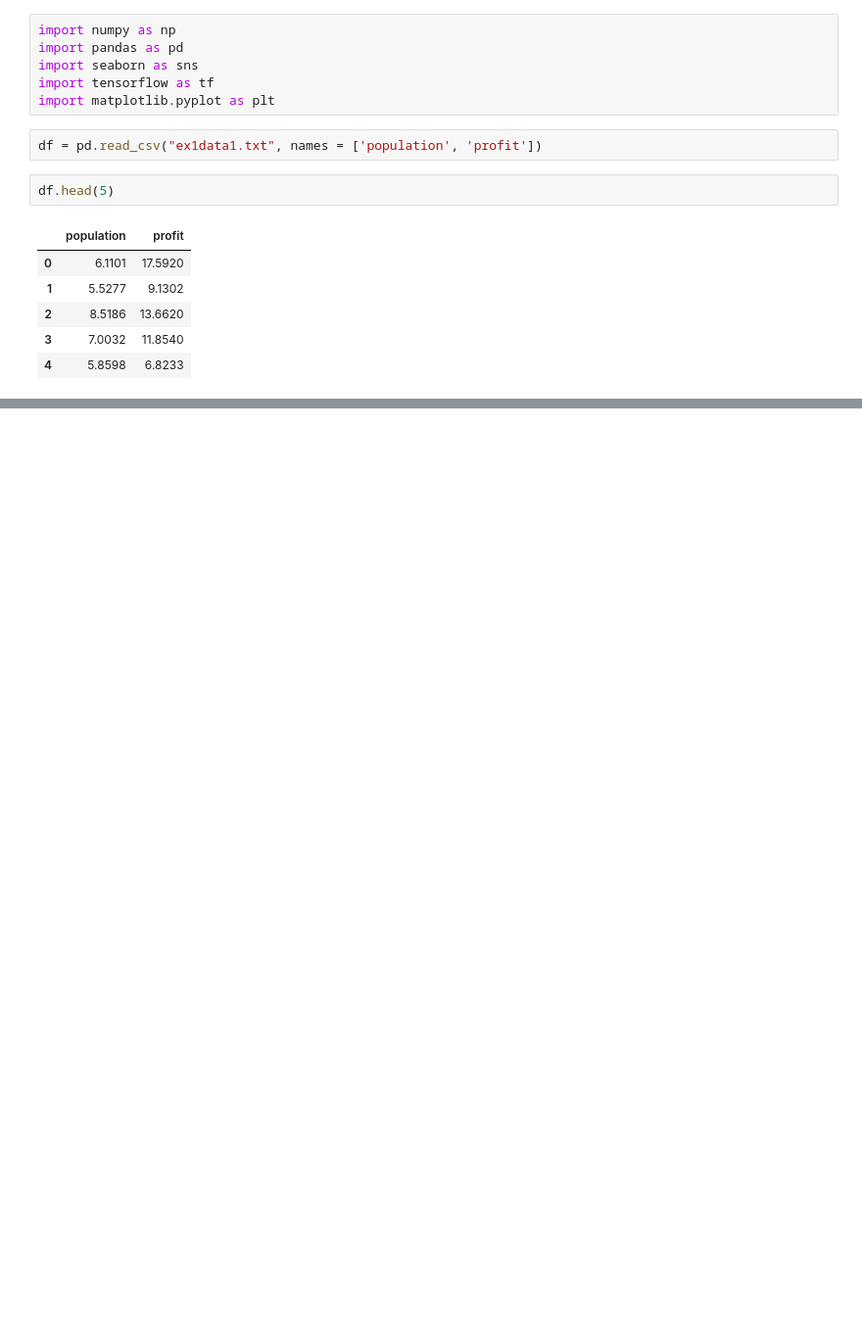
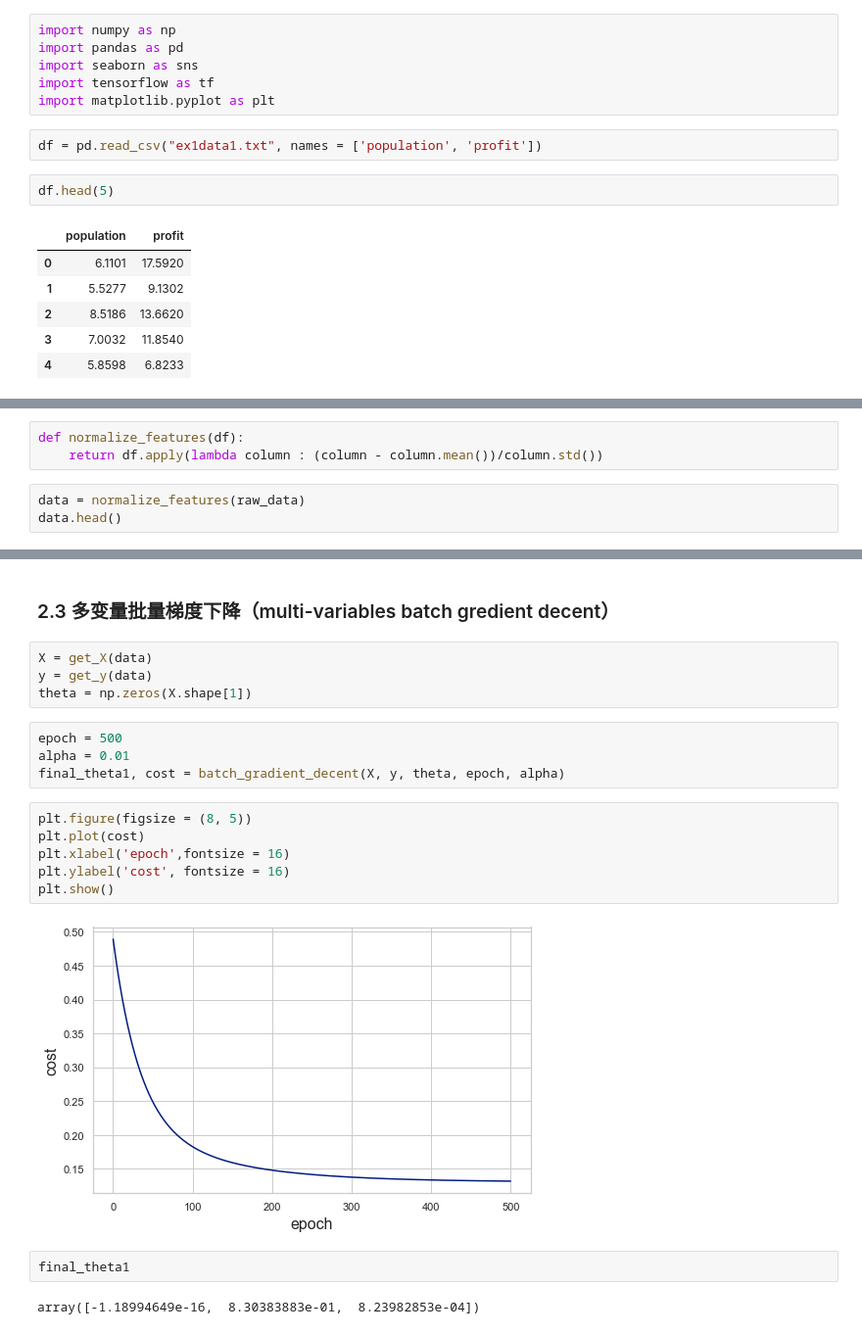
Before and after one commit to fengdu78/Coursera-ML-AndrewNg-Notes, a Jupyter notebook: code/ex1-linear regression/linear_regression_wjk.ipynb, the cells around one changed output, grey strips where cells are left out. Shown: that part at 98% size. Drawn from its saved outputs; the diff is of its cells as text; blank space fills up the shorter version.

```diff
--- a/code/ex1-linear regression/linear_regression_wjk.ipynb
+++ b/code/ex1-linear regression/linear_regression_wjk.ipynb
@@ -41,0 +126,6 @@ plt.show()
+# %%
+def normalize_features(df):
+    return df.apply(lambda column : (column - column.mean())/column.std())
+# %%
+data = normalize_features(raw_data)
+data.head()
@@ -41,0 +139,22 @@ plt.show()
+# %% [markdown]
+### 2.3 多变量批量梯度下降（multi-variables batch gredient decent）
+# %%
+X = get_X(data)
+y = get_y(data)
+theta = np.zeros(X.shape[1])
+# %%
+epoch = 500
+alpha = 0.01
+final_theta1, cost = batch_gradient_decent(X, y, theta, epoch, alpha)
+# %%
+plt.figure(figsize = (8, 5))
+plt.plot(cost)
+plt.xlabel('epoch',fontsize = 16)
+plt.ylabel('cost', fontsize = 16)
+plt.show()
+# %% [output]
+[figure, added]
+# %%
+final_theta1
+# %% [output]
+array([-1.18994649e-16,  8.30383883e-01,  8.23982853e-04])
```
Also changed, not shown: parts of 29 cells of this notebook.
